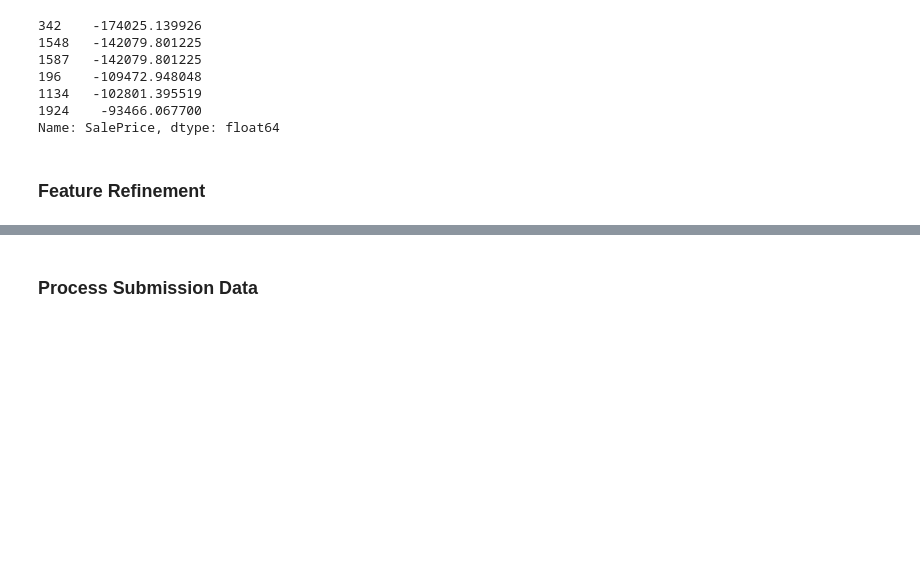
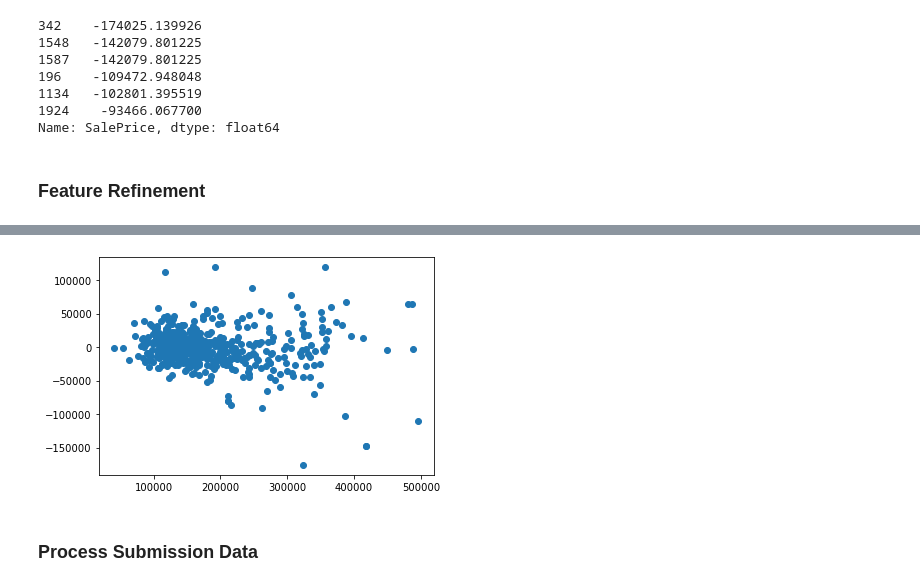
Before and after one commit to PaperArmada/home-price-prediction, a Jupyter notebook: code/02_Processing_Freshtake_2.ipynb, the cells around one changed output, grey strips where cells are left out. Drawn from its saved outputs; the diff is of its cells as text; code cells hidden in the pictures; blank space fills up the shorter version.

```diff
--- a/code/02_Processing_Freshtake_2.ipynb
+++ b/code/02_Processing_Freshtake_2.ipynb
@@ -363,3 +390,7 @@ Index(['Gr Liv Area TotRms AbvGrd', 'Overall Qual Year Built',
+# %%
+plt.scatter(pred_poly_drop, resid_poly_drop);
+# %% [output]
+[figure, added]
 # %% [markdown]
 ### Process Submission Data
 # %%
```
Also changed, not shown: parts of 34 cells of this notebook, 1 other file.
